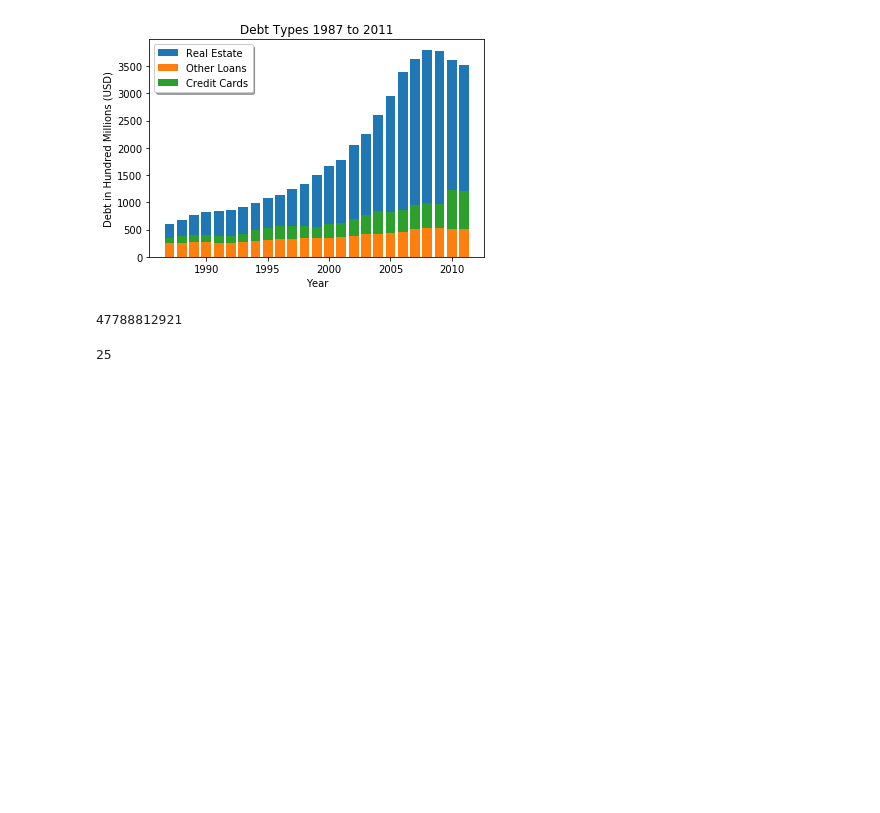
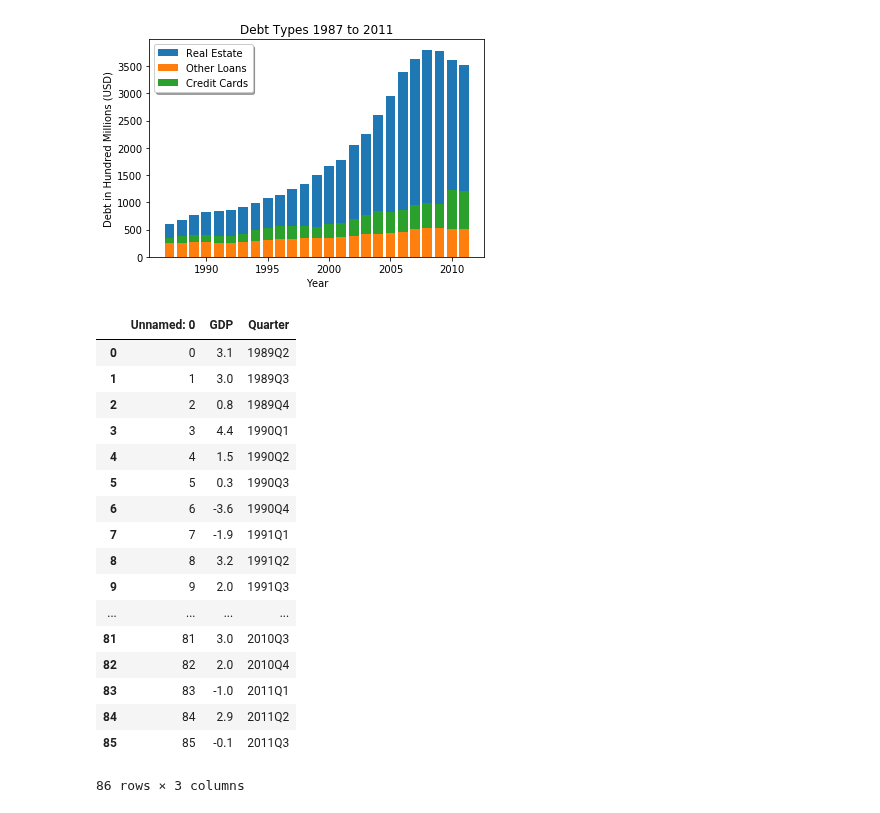
Before and after one commit to brownal05/project1, a Jupyter notebook: notebooks/Alex2.ipynb, the cells around one changed output. Drawn from its saved outputs; the diff is of its cells as text; code cells hidden in the pictures; blank space fills up the shorter version.

```diff
--- a/notebooks/Alex2.ipynb
+++ b/notebooks/Alex2.ipynb
@@ -189,11 +189,27 @@ plt.ylabel('Debt in Hundred Millions (USD)')
 # %% [output]
 Text(17.75,0.5,'Debt in Hundred Millions (USD)')
 [figure]
-# %%
-bar_real
-# %% [output]
-47788812921
-# %%
-real.count()
-# %% [output]
-25
+# %%
+gdp_data = "../raw-data/gdp_data.csv"
+gdp = pd.read_csv(gdp_data)
+gdp = gdp[:86]
+gdp
+# %% [output]
+|  | Unnamed: 0 | GDP | Quarter |
+| 0 | 0 | 3.1 | 1989Q2 |
+| 1 | 1 | 3.0 | 1989Q3 |
+| 2 | 2 | 0.8 | 1989Q4 |
+| 3 | 3 | 4.4 | 1990Q1 |
+| 4 | 4 | 1.5 | 1990Q2 |
+| 5 | 5 | 0.3 | 1990Q3 |
+| 6 | 6 | -3.6 | 1990Q4 |
+| 7 | 7 | -1.9 | 1991Q1 |
+| 8 | 8 | 3.2 | 1991Q2 |
+| 9 | 9 | 2.0 | 1991Q3 |
+| ... | ... | ... | ... |
+| 81 | 81 | 3.0 | 2010Q3 |
+| 82 | 82 | 2.0 | 2010Q4 |
+| 83 | 83 | -1.0 | 2011Q1 |
+| 84 | 84 | 2.9 | 2011Q2 |
+| 85 | 85 | -0.1 | 2011Q3 |
+86 rows × 3 columns
```
Also changed, not shown: parts of 3 cells of this notebook, 9 other files.
